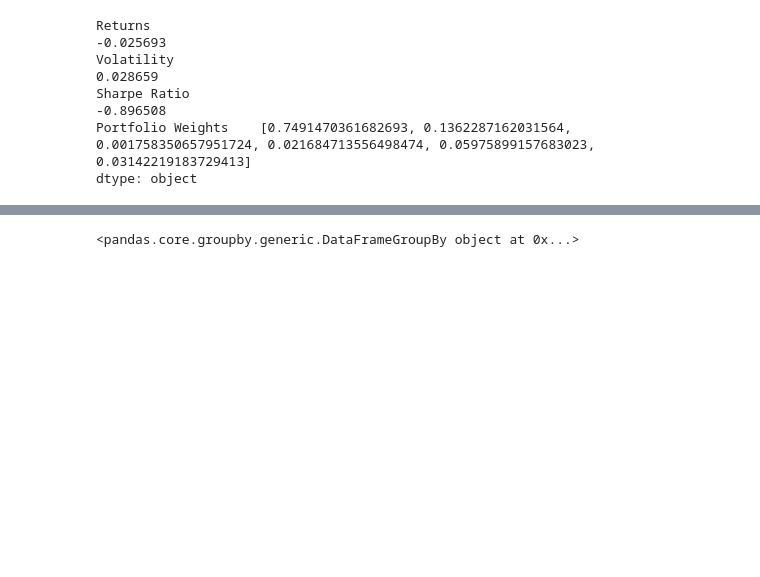
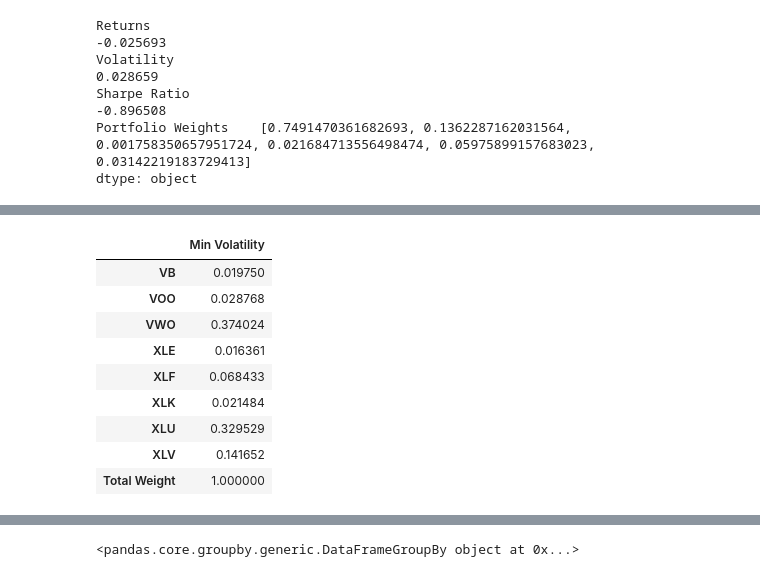
Before and after one commit to Xipilscode/CAPTS-Comprehensive_Allocation_and_Portfolio_Trading_Solution, a Jupyter notebook: capts.ipynb, the cells around one changed output, grey strips where cells are left out. Drawn from its saved outputs; the diff is of its cells as text; code cells hidden in the pictures; blank space fills up the shorter version.

```diff
--- a/capts.ipynb
+++ b/capts.ipynb
@@ -1476,0 +1581,13 @@ dtype: object
+# %%
+stocks_min_volatility_weights.T
+# %% [output]
+|  | Min Volatility |
+| VB | 0.019750 |
+| VOO | 0.028768 |
+| VWO | 0.374024 |
+| XLE | 0.016361 |
+| XLF | 0.068433 |
+| XLK | 0.021484 |
+| XLU | 0.329529 |
+| XLV | 0.141652 |
+| Total Weight | 1.000000 |
```
Also changed, not shown: parts of 21 cells of this notebook.
